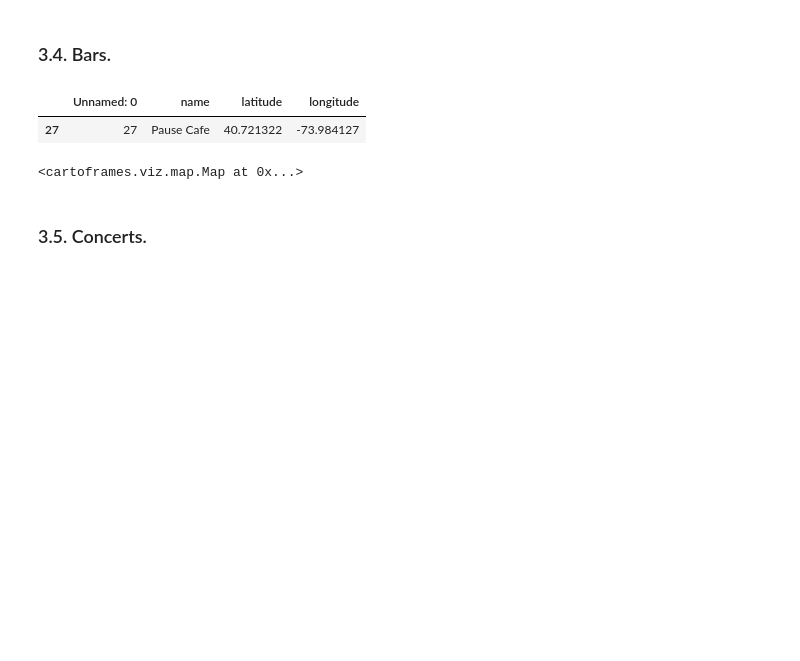
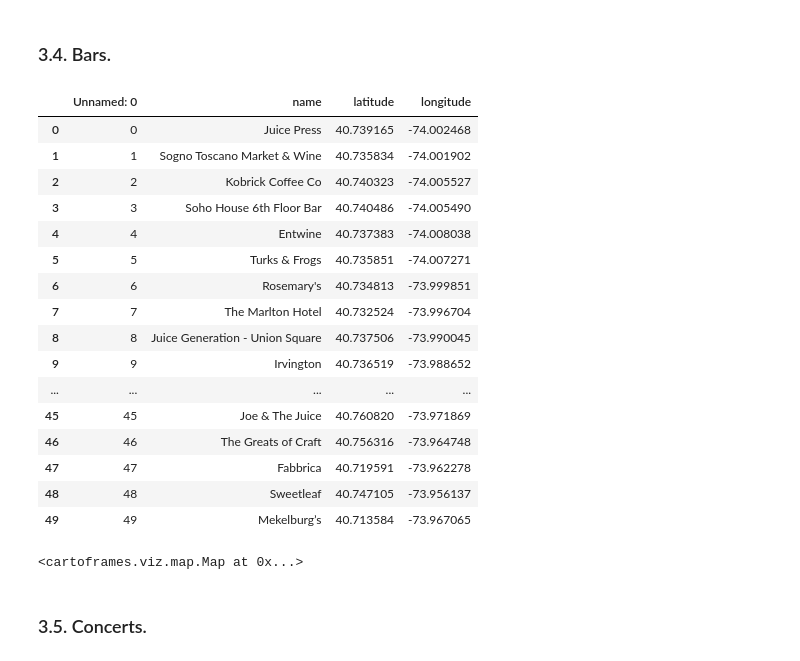
Before and after one commit to imalanz/RockAI_Studio, a Jupyter notebook: Graphing.ipynb, the cells around one changed output. Cells and saved outputs as stored; diff of their text form; code cells hidden in the pictures; blank space fills up the shorter version.

```diff
--- a/Graphing.ipynb
+++ b/Graphing.ipynb
@@ -147,7 +127,22 @@ Map(Layer(schools, basic_style(size=15, opacity=10, color="#f6edbd"), legends=de
 ### 3.4. Bars.
 # %%
 bars = pd.read_csv("..\GeoSpatialData_proy3\csv\\bars_newyork.csv")
-bars.sample()
+bars
 # %% [output]
 |  | Unnamed: 0 | name | latitude | longitude |
-| 27 | 27 | Pause Cafe | 40.721322 | -73.984127 |
+| 0 | 0 | Juice Press | 40.739165 | -74.002468 |
+| 1 | 1 | Sogno Toscano Market & Wine | 40.735834 | -74.001902 |
+| 2 | 2 | Kobrick Coffee Co | 40.740323 | -74.005527 |
+| 3 | 3 | Soho House 6th Floor Bar | 40.740486 | -74.005490 |
+| 4 | 4 | Entwine | 40.737383 | -74.008038 |
+| 5 | 5 | Turks & Frogs | 40.735851 | -74.007271 |
+| 6 | 6 | Rosemary's | 40.734813 | -73.999851 |
+| 7 | 7 | The Marlton Hotel | 40.732524 | -73.996704 |
+| 8 | 8 | Juice Generation - Union Square | 40.737506 | -73.990045 |
+| 9 | 9 | Irvington | 40.736519 | -73.988652 |
+| ... | ... | ... | ... | ... |
+| 45 | 45 | Joe & The Juice | 40.760820 | -73.971869 |
+| 46 | 46 | The Greats of Craft | 40.756316 | -73.964748 |
+| 47 | 47 | Fabbrica | 40.719591 | -73.962278 |
+| 48 | 48 | Sweetleaf | 40.747105 | -73.956137 |
+| 49 | 49 | Mekelburg’s | 40.713584 | -73.967065 |
@@ -156,4 +148,0 @@ bars = gpd.GeoDataFrame(bars, geometry=gpd.points_from_xy(bars["longitude"], bar
-# %%
-Map(Layer(bars, basic_style(size=15, opacity=10, color="#edbb8a"), legends=default_legend("bars")))
-# %% [output]
-<cartoframes.viz.map.Map at 0x...>
@@ -160,3 +151,7 @@ Map(Layer(bars, basic_style(size=15, opacity=10, color="#edbb8a"), legends=defau
+# %%
+gr.carto_bars (bars)
+# %% [output]
+<cartoframes.viz.map.Map at 0x...>
 # %% [markdown]
 ### 3.5. Concerts.
 # %%
```
Also changed, not shown: parts of 34 cells of this notebook, 1 other file.
